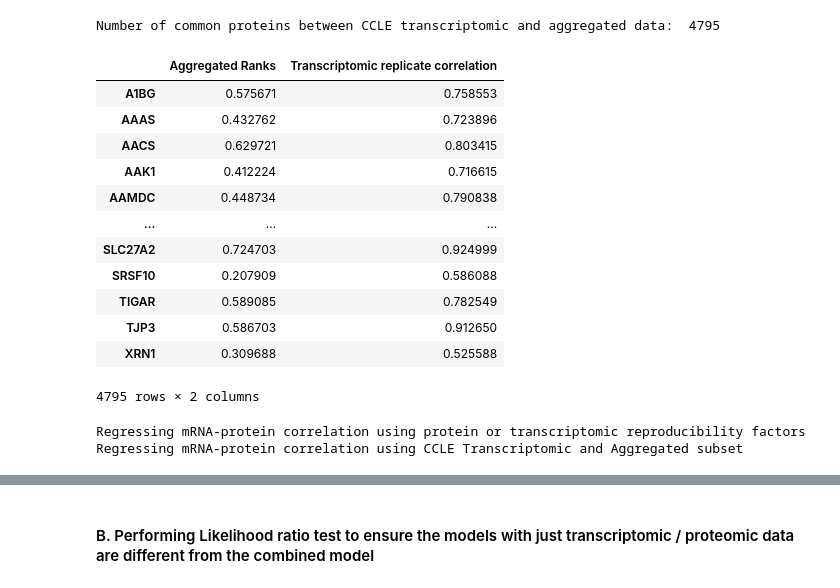
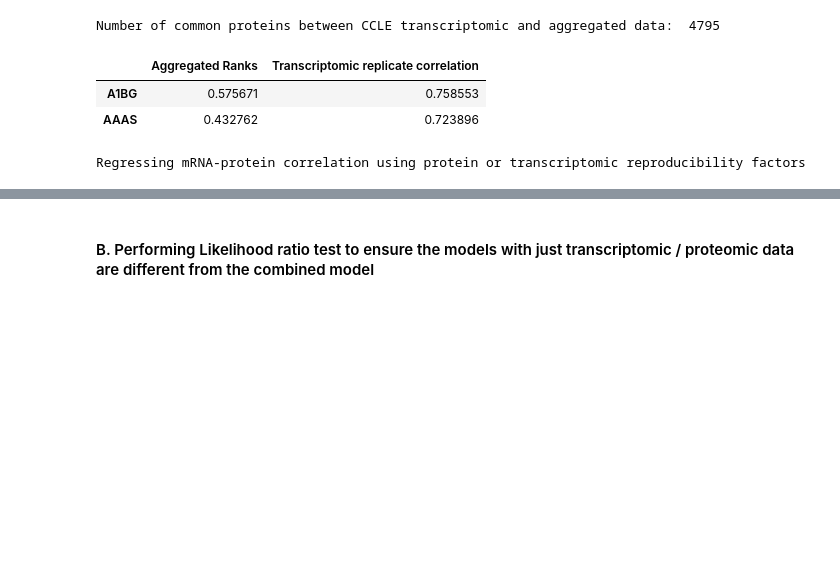
Before and after one commit to cancergenetics/limitations_of_omics_reproducibility, a Jupyter notebook: 02_data_analysis/7_transcriptomic_replicate_analysis.ipynb, the cells around one changed output, grey strips where cells are left out. Saved outputs shown, nothing was run; the diff lists cells and outputs as text; code cells hidden in the pictures; blank space fills up the shorter version.

```diff
--- a/02_data_analysis/7_transcriptomic_replicate_analysis.ipynb
+++ b/02_data_analysis/7_transcriptomic_replicate_analysis.ipynb
@@ -70,0 +74,5 @@ Name: CCLE-Klijn, dtype: float64
+# %%
+# Limiting the analysis to only those proteins containing mRNA-protein correlation at least in one study.
+correlation_transcriptomics = correlation_transcriptomics.reindex(correlation_transcriptomics.index[correlation_transcriptomics.index.isin(mRNA_protein_correlation.index)])
+print("Dimesnions (new): ", correlation_transcriptomics.shape)
+print("Median correlation: ", correlation_transcriptomics.median())
@@ -113,21 +124,11 @@ Number of common proteins between CCLE transcriptomic and aggregated data:  4795
 # %%
 assert combined_df.isnull().sum().sum() == 0
 # %%
-combined_df
+combined_df[:2]
 # %% [output]
 |  | Aggregated Ranks | Transcriptomic replicate correlation |
 | A1BG | 0.575671 | 0.758553 |
 | AAAS | 0.432762 | 0.723896 |
-| AACS | 0.629721 | 0.803415 |
-| AAK1 | 0.412224 | 0.716615 |
-| AAMDC | 0.448734 | 0.790838 |
-| ... | ... | ... |
-| SLC27A2 | 0.724703 | 0.924999 |
-| SRSF10 | 0.207909 | 0.586088 |
-| TIGAR | 0.589085 | 0.782549 |
-| TJP3 | 0.586703 | 0.912650 |
-| XRN1 | 0.309688 | 0.525588 |
-4795 rows × 2 columns
 # %%
 rsquared_transcriptomic = {}
 rsquared_aggregated_rank = {}
@@ -138,14 +139,9 @@ for study in all_studies:
                                                         y=study).rsquared_adj*100, 2)
     rsquared_aggregated_rank[study.name] = round(ols_fit(x=combined_df['Aggregated Ranks'], y=study).rsquared_adj*100, 2)
 
-    rsquared_transcriptomic_aggregated_rank = {}
-
-print("Regressing mRNA-protein correlation using CCLE Transcriptomic and Aggregated subset")
-for study in all_studies:
     rsquared_transcriptomic_aggregated_rank[study.name] = round(ols_fit(x=combined_df, y = study).rsquared_adj * 100, 2)
 # %% [output]
 Regressing mRNA-protein correlation using protein or transcriptomic reproducibility factors
-Regressing mRNA-protein correlation using CCLE Transcriptomic and Aggregated subset
 # %%
 figure, axes = plt.subplots(1, 1, figsize=(5.5,3))
 customized_plots.draw_boxplot(axes, correlation_transcriptomics, ccle,
```
Also changed, not shown: parts of 16 cells of this notebook, 22 other files.
